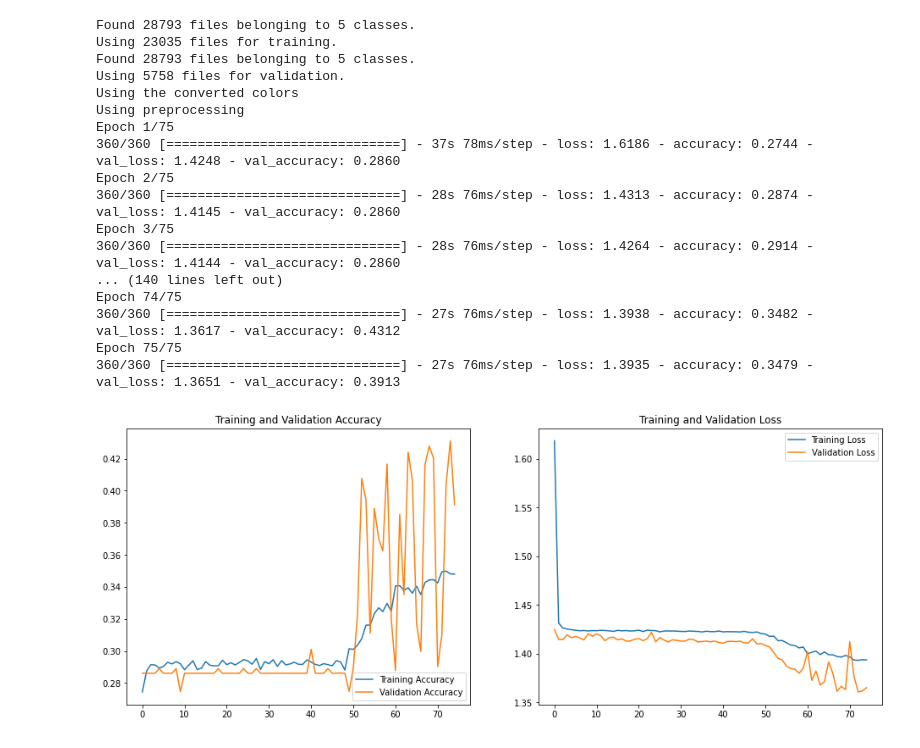
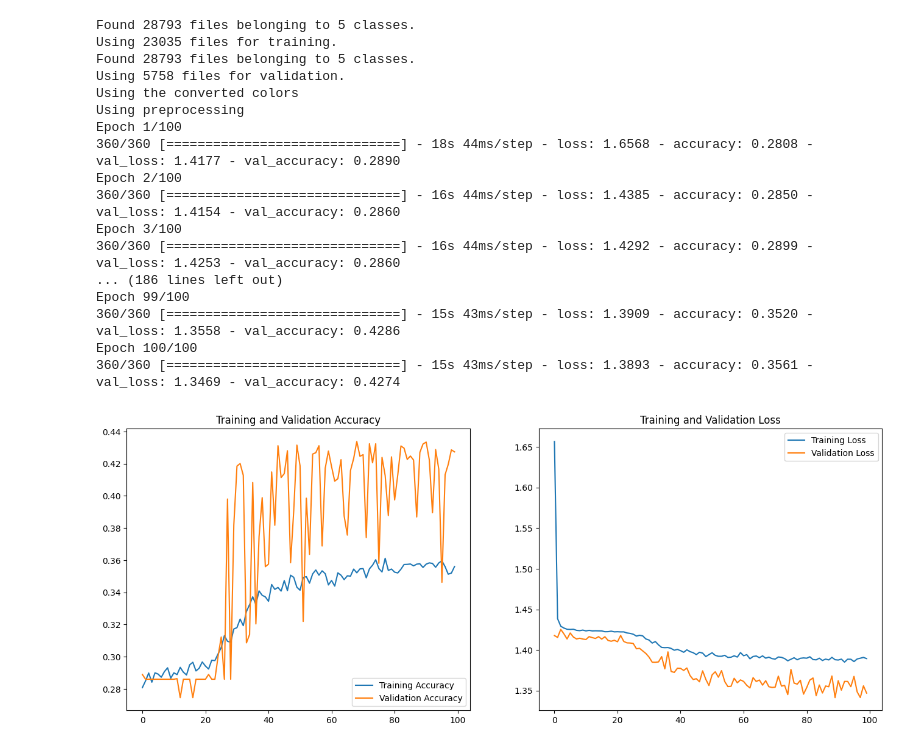
Before and after one commit to yevonnaelandrew/galaxy-classification-ensemble, a Jupyter notebook: All_Color_Space_VGG19_Non_trainable.ipynb, the cells around one changed output. Saved outputs shown, nothing was run; the diff lists cells and outputs as text; code cells hidden in the pictures.

```diff
--- a/All_Color_Space_VGG19_Non_trainable.ipynb
+++ b/All_Color_Space_VGG19_Non_trainable.ipynb
@@ -126,7 +87,7 @@ Successfully installed tensorflow-io-0.25.0
 # %%
 def train_model(convert_color, original=False, preprocess=False):
 
-  data_dir = pathlib.Path('/content/content/img_RGB')
+  data_dir = pathlib.Path('content/img_RGB')
 
   batch_size = 64
   img_height = 128
@@ -201,7 +162,7 @@ def train_model(convert_color, original=False, preprocess=False):
               loss=tf.keras.losses.SparseCategoricalCrossentropy(from_logits=True),
               metrics=['accuracy'])
 
-  epochs=75
+  epochs=100
   history = model.fit(
     train_ds,
     validation_data=val_ds,
@@ -229,4 +190,6 @@ def train_model(convert_color, original=False, preprocess=False):
   plt.legend(loc='upper right')
   plt.title('Training and Validation Loss')
   plt.show()
+
+  return {'acc': acc, 'val_acc': val_acc, 'loss': loss, 'val_loss': val_loss}
 # %%
@@ -295,22 +258,22 @@ Epoch 75/75
 # %%
-train_model(tfio.experimental.color.rgb_to_xyz, preprocess=True)
+res_xyz_pre = train_model(tfio.experimental.color.rgb_to_xyz, preprocess=True)
 # %% [output]
 Found 28793 files belonging to 5 classes.
 Using 23035 files for training.
 Found 28793 files belonging to 5 classes.
 Using 5758 files for validation.
 Using the converted colors
 Using preprocessing
-Epoch 1/75
-360/360 [==============================] - 37s 78ms/step - loss: 1.6186 - accuracy: 0.2744 - val_loss: 1.4248 - val_accuracy: 0.2860
-Epoch 2/75
-360/360 [==============================] - 28s 76ms/step - loss: 1.4313 - accuracy: 0.2874 - val_loss: 1.4145 - val_accuracy: 0.2860
-Epoch 3/75
-360/360 [==============================] - 28s 76ms/step - loss: 1.4264 - accuracy: 0.2914 - val_loss: 1.4144 - val_accuracy: 0.2860
-... (140 lines left out)
-Epoch 74/75
-360/360 [==============================] - 27s 76ms/step - loss: 1.3938 - accuracy: 0.3482 - val_loss: 1.3617 - val_accuracy: 0.4312
-Epoch 75/75
-360/360 [==============================] - 27s 76ms/step - loss: 1.3935 - accuracy: 0.3479 - val_loss: 1.3651 - val_accuracy: 0.3913
+Epoch 1/100
+360/360 [==============================] - 18s 44ms/step - loss: 1.6568 - accuracy: 0.2808 - val_loss: 1.4177 - val_accuracy: 0.2890
+Epoch 2/100
+360/360 [==============================] - 16s 44ms/step - loss: 1.4385 - accuracy: 0.2850 - val_loss: 1.4154 - val_accuracy: 0.2860
+Epoch 3/100
+360/360 [==============================] - 16s 44ms/step - loss: 1.4292 - accuracy: 0.2899 - val_loss: 1.4253 - val_accuracy: 0.2860
+... (186 lines left out)
+Epoch 99/100
+360/360 [==============================] - 15s 43ms/step - loss: 1.3909 - accuracy: 0.3520 - val_loss: 1.3558 - val_accuracy: 0.4286
+Epoch 100/100
+360/360 [==============================] - 15s 43ms/step - loss: 1.3893 - accuracy: 0.3561 - val_loss: 1.3469 - val_accuracy: 0.4274
-[figure, old version]
+[figure, new version]
 # %%
```
Also changed, not shown: parts of 19 cells of this notebook, 7 other files.
